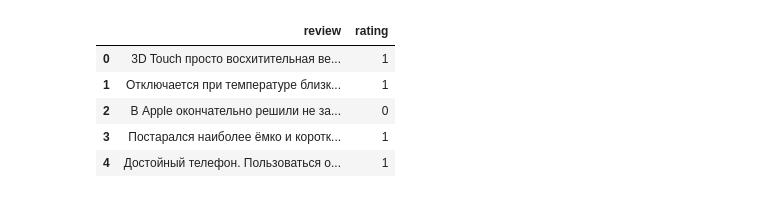
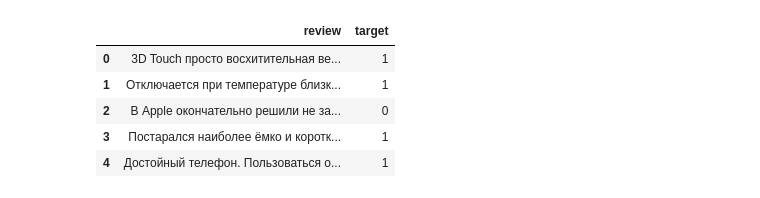
Before and after one commit to multiflexer/deep_learning_3_task, a Jupyter notebook: main.ipynb, the cells around one changed output. Drawn from its saved outputs; the diff is of its cells as text; code cells hidden in the pictures.

```diff
--- a/main.ipynb
+++ b/main.ipynb
@@ -14,12 +23,10 @@ from string import punctuation
 # %%
-russian_stopwords = stopwords.words("russian")
-mystem = Mystem()
-data = pd.read_csv("./data/data.csv")
-data = data.rename(columns={"Rating": "rating", "Review": "review"})
-data.rating = data.rating.map(lambda x: 1 if x >= 4 else 0)
+data = pd.read_csv("./data/data.csv")[:5000]
+data = data.rename(columns={"Rating": "target", "Review": "review"})
+data.target = data.target.map(lambda x: 1 if x >= 4 else 0)
 data.head()
 # %% [output]
-|  | review | rating |
+|  | review | target |
 | 0 | 3D Touch просто восхитительная ве... | 1 |
 | 1 | Отключается при температуре близк... | 1 |
 | 2 | В Apple окончательно решили не за... | 0 |
```
Also changed, not shown: parts of 15 cells of this notebook.
